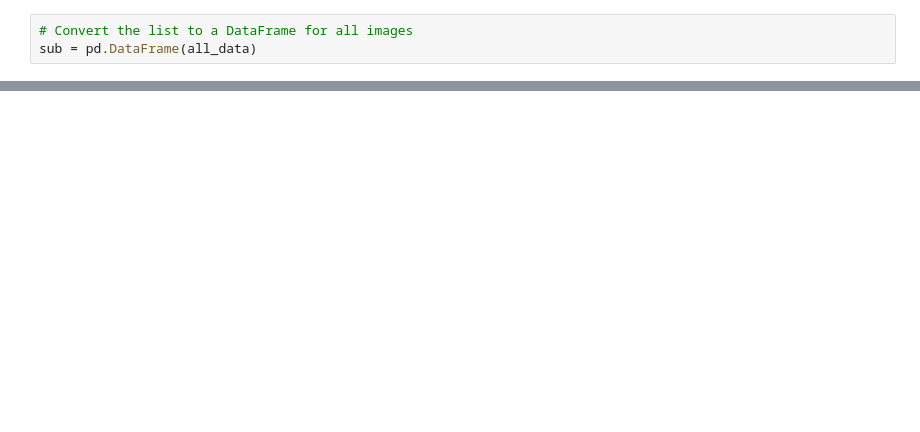
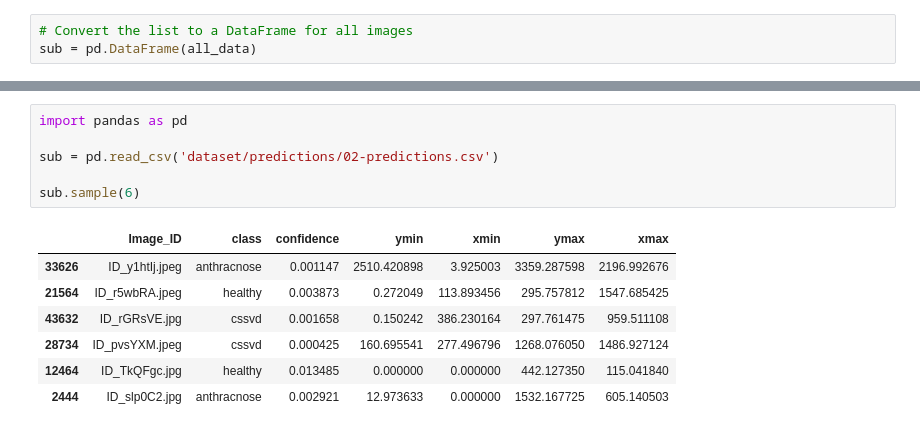
Before and after one commit to KameniAlexNea/Amini-Cocoa-Contamination-Challenge, a Jupyter notebook: 03-MakePrediction.ipynb, the cells around one changed output, grey strips where cells are left out. Drawn from its saved outputs; the diff is of its cells as text; blank space fills up the shorter version.

```diff
--- a/03-MakePrediction.ipynb
+++ b/03-MakePrediction.ipynb
@@ -141,0 +226,14 @@ sub.to_csv("dataset/predictions/01-predictions.csv", index=False)
+# %%
+import pandas as pd
+
+sub = pd.read_csv('dataset/predictions/02-predictions.csv')
+
+sub.sample(6)
+# %% [output]
+|  | Image_ID | class | confidence | ymin | xmin | ymax | xmax |
+| 33626 | ID_y1htIj.jpeg | anthracnose | 0.001147 | 2510.420898 | 3.925003 | 3359.287598 | 2196.992676 |
+| 21564 | ID_r5wbRA.jpeg | healthy | 0.003873 | 0.272049 | 113.893456 | 295.757812 | 1547.685425 |
+| 43632 | ID_rGRsVE.jpg | cssvd | 0.001658 | 0.150242 | 386.230164 | 297.761475 | 959.511108 |
+| 28734 | ID_pvsYXM.jpeg | cssvd | 0.000425 | 160.695541 | 277.496796 | 1268.076050 | 1486.927124 |
+| 12464 | ID_TkQFgc.jpg | healthy | 0.013485 | 0.000000 | 0.000000 | 442.127350 | 115.041840 |
+| 2444 | ID_slp0C2.jpg | anthracnose | 0.002921 | 12.973633 | 0.000000 | 1532.167725 | 605.140503 |
```
Also changed, not shown: parts of 14 cells of this notebook, 5 other files.
